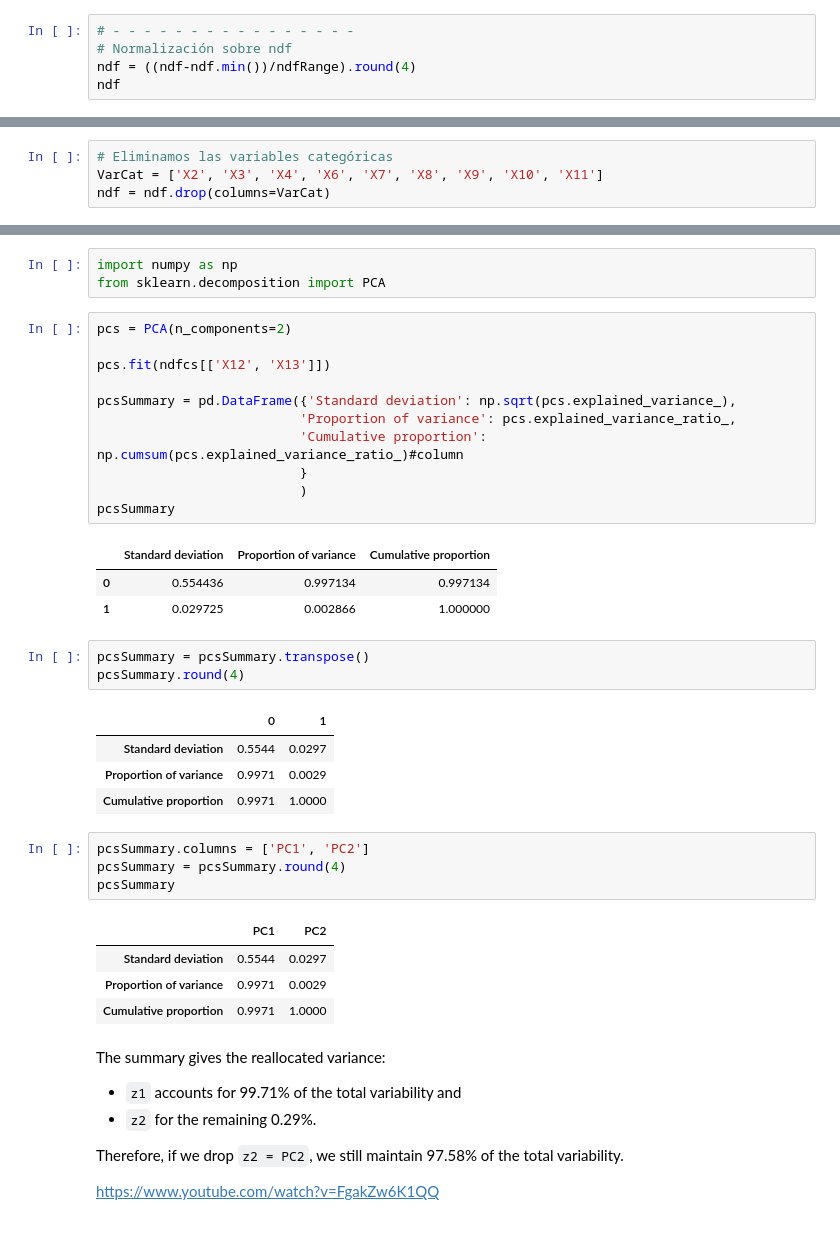
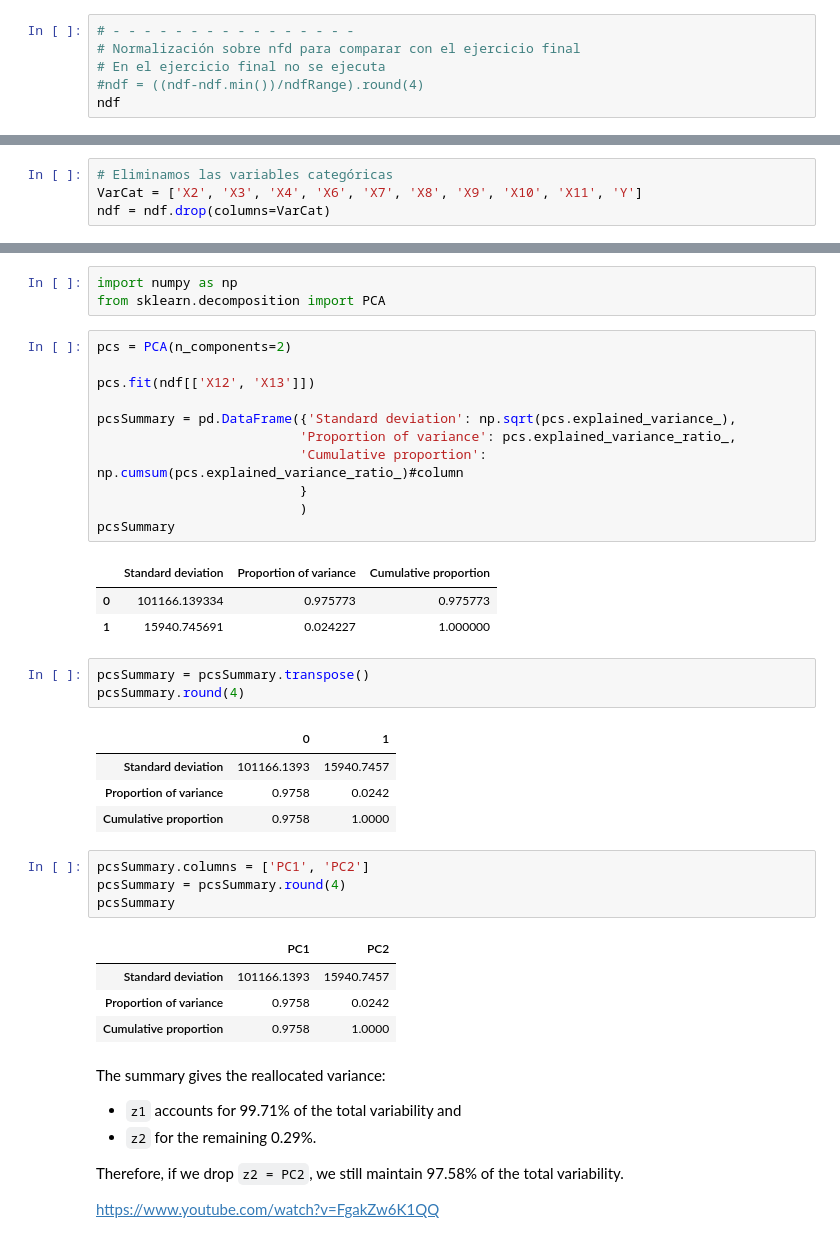
Before and after one commit to PosgradoMNA/actividades-del-projecto-team_59, a Jupyter notebook: Actividad_Sem_04_CD_PCA.ipynb, the cells around one changed output, grey strips where cells are left out. Cells and saved outputs as stored; diff of their text form.

```diff
--- a/Actividad_Sem_04_CD_PCA.ipynb
+++ b/Actividad_Sem_04_CD_PCA.ipynb
@@ -128,8 +104,9 @@ Y            1.0
 dtype: float64
 # %%
 # - - - - - - - - - - - - - - - -
-# Normalización sobre ndf
-ndf = ((ndf-ndf.min())/ndfRange).round(4)
+# Normalización sobre nfd para comparar con el ejercicio final
+# En el ejercicio final no se ejecuta
+#ndf = ((ndf-ndf.min())/ndfRange).round(4)
 ndf
 # %% [output]
 |  | X1 | X2 | X3 | X4 | X5 | X6 | X7 | X8 | X9 | X10 | ... | ... |
@@ -177,7 +154,7 @@ ndf.corr()
 24 rows × 24 columns
 # %%
 # Eliminamos las variables categóricas
-VarCat = ['X2', 'X3', 'X4', 'X6', 'X7', 'X8', 'X9', 'X10', 'X11']
+VarCat = ['X2', 'X3', 'X4', 'X6', 'X7', 'X8', 'X9', 'X10', 'X11', 'Y']
 ndf = ndf.drop(columns=VarCat)
 # %%
 # Obtenemos la correlación del data frame ndf sin las variables categóricas
@@ -481,35 +286,35 @@ from sklearn.decomposition import PCA
 # %%
 pcs = PCA(n_components=2)
 
-pcs.fit(ndfcs[['X12', 'X13']])
+pcs.fit(ndf[['X12', 'X13']])
 
 pcsSummary = pd.DataFrame({'Standard deviation': np.sqrt(pcs.explained_variance_),
                           'Proportion of variance': pcs.explained_variance_ratio_,
                           'Cumulative proportion': np.cumsum(pcs.explained_variance_ratio_)#column
                           }
                           )
 pcsSummary
 # %% [output]
 |  | Standard deviation | Proportion of variance | Cumulative proportion |
-| 0 | 0.554436 | 0.997134 | 0.997134 |
-| 1 | 0.029725 | 0.002866 | 1.000000 |
+| 0 | 101166.139334 | 0.975773 | 0.975773 |
+| 1 | 15940.745691 | 0.024227 | 1.000000 |
 # %%
 pcsSummary = pcsSummary.transpose()
 pcsSummary.round(4)
 # %% [output]
 |  | 0 | 1 |
-| Standard deviation | 0.5544 | 0.0297 |
-| Proportion of variance | 0.9971 | 0.0029 |
-| Cumulative proportion | 0.9971 | 1.0000 |
+| Standard deviation | 101166.1393 | 15940.7457 |
+| Proportion of variance | 0.9758 | 0.0242 |
+| Cumulative proportion | 0.9758 | 1.0000 |
 # %%
 pcsSummary.columns = ['PC1', 'PC2']
 pcsSummary = pcsSummary.round(4)
 pcsSummary
 # %% [output]
 |  | PC1 | PC2 |
-| Standard deviation | 0.5544 | 0.0297 |
-| Proportion of variance | 0.9971 | 0.0029 |
-| Cumulative proportion | 0.9971 | 1.0000 |
+| Standard deviation | 101166.1393 | 15940.7457 |
+| Proportion of variance | 0.9758 | 0.0242 |
+| Cumulative proportion | 0.9758 | 1.0000 |
 # %% [markdown]
 The summary gives the reallocated variance:
 * `z1` accounts for 99.71% of the total variability and
```
Also changed, not shown: parts of 32 cells of this notebook.
